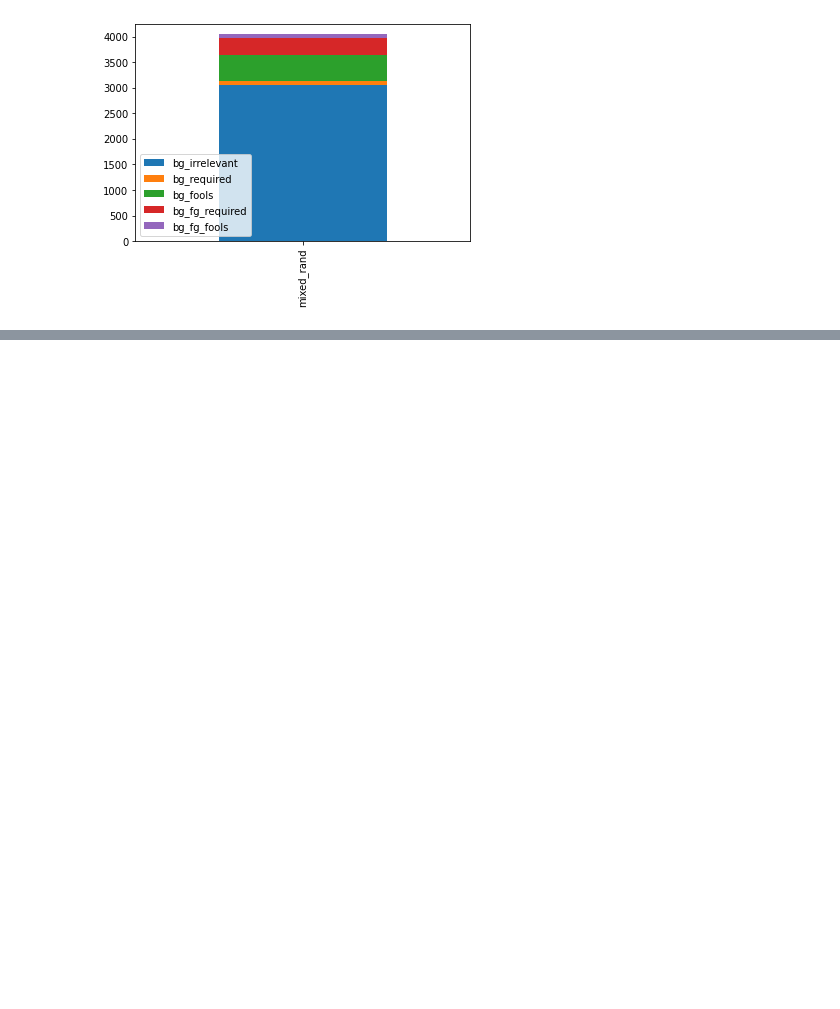
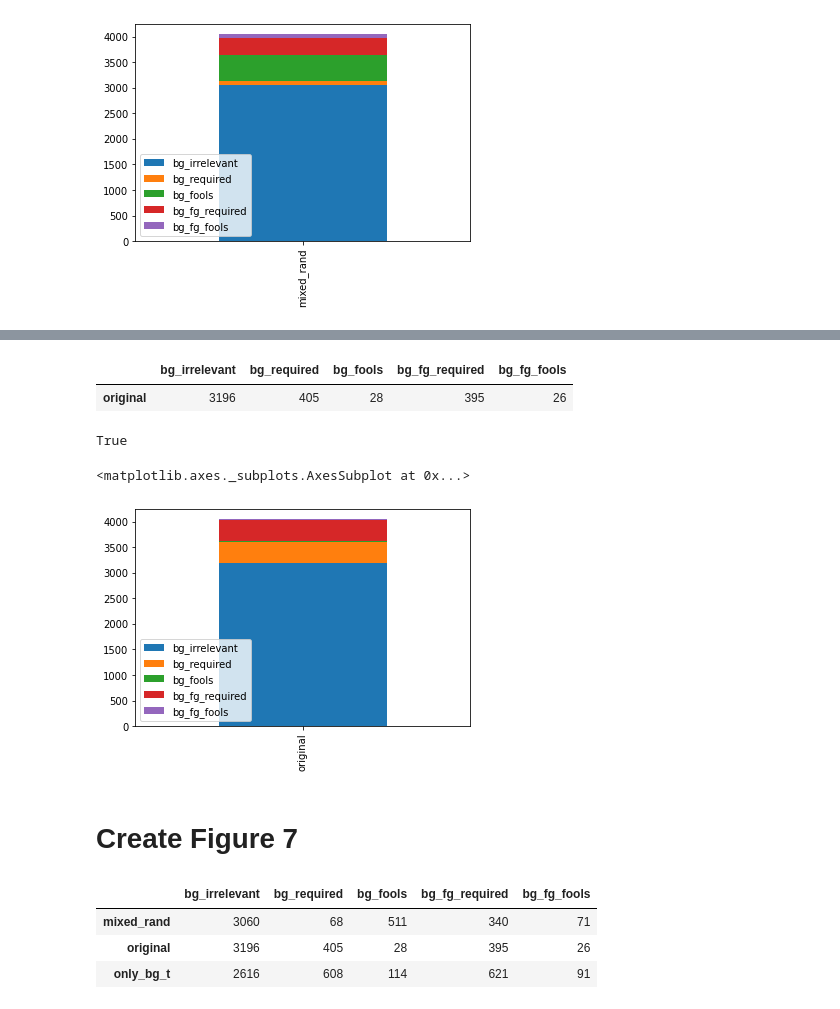
Before and after one commit to ixiaopan/GroupWork, a Jupyter notebook: Deep Learning/Figure7.ipynb, the cells around one changed output, grey strips where cells are left out. Saved outputs shown, nothing was run; the diff lists cells and outputs as text; code cells hidden in the pictures; blank space fills up the shorter version.

Commit message:
Added Figure 7 plot

```diff
--- a/Deep Learning/Figure7.ipynb
+++ b/Deep Learning/Figure7.ipynb
@@ -201,0 +240,19 @@ mixedrand_df.plot.bar(stacked=True)
+# %%
+# convert each image to tensor format
+preprocess = transforms.Compose([
+  transforms.Resize(256),
+  transforms.CenterCrop(224),
+  transforms.ToTensor(),
+  transforms.Normalize(
+    mean=[0.485, 0.456, 0.406],
+    std=[0.229, 0.224, 0.225]
+  )])
+original = getDataLoader(preprocess = preprocess, datadir = 'original/val')
+mixed_rand = getDataLoader(preprocess = preprocess, datadir = 'mixed_rand/val')
+only_bg_t = getDataLoader(preprocess = preprocess, datadir = 'only_bg_t/val')
+# %%
+model_18 = models.resnet18(pretrained=True).to(device)
+model_18.avgpool = nn.AdaptiveAvgPool2d((1,1))
+model_18.fc = nn.Linear(512, 9).to(device)
+model_18.load_state_dict(torch.load("drive/MyDrive/ReproducabilityChallenge/original_resnet18_5_epoch.weights"))
+model_18.eval()
@@ -201,0 +277,25 @@ mixedrand_df.plot.bar(stacked=True)
+# %%
+#Get array of correct/incorrect predictions of the model on each test set
+original_preds = listOfCorrectPreds(model_18, original)
+mixed_rand_preds = listOfCorrectPreds(model_18, mixed_rand)
+only_bg_t_preds = listOfCorrectPreds(model_18, only_bg_t)
+# %%
+#Create the summary dataframe
+original_df = createDF('original', original_preds, mixed_rand_preds, only_bg_t_preds)
+# %%
+original_df
+# %% [output]
+|  | bg_irrelevant | bg_required | bg_fools | bg_fg_required | bg_fg_fools |
+| original | 3196 | 405 | 28 | 395 | 26 |
+# %%
+#Check all 4050 images are accounted for
+print(original_df.sum(axis=1)[0] == 4050)
+# %% [output]
+True
+# %%
+original_df.plot.bar(stacked=True)
+# %% [output]
+<matplotlib.axes._subplots.AxesSubplot at 0x...>
+[figure, added]
+# %% [markdown]
+# Create Figure 7
@@ -201,0 +304,7 @@ mixedrand_df.plot.bar(stacked=True)
+# %%
+figure7_df
+# %% [output]
+|  | bg_irrelevant | bg_required | bg_fools | bg_fg_required | bg_fg_fools |
+| mixed_rand | 3060 | 68 | 511 | 340 | 71 |
+| original | 3196 | 405 | 28 | 395 | 26 |
+| only_bg_t | 2616 | 608 | 114 | 621 | 91 |
```
Also changed, not shown: parts of 8 cells of this notebook.
